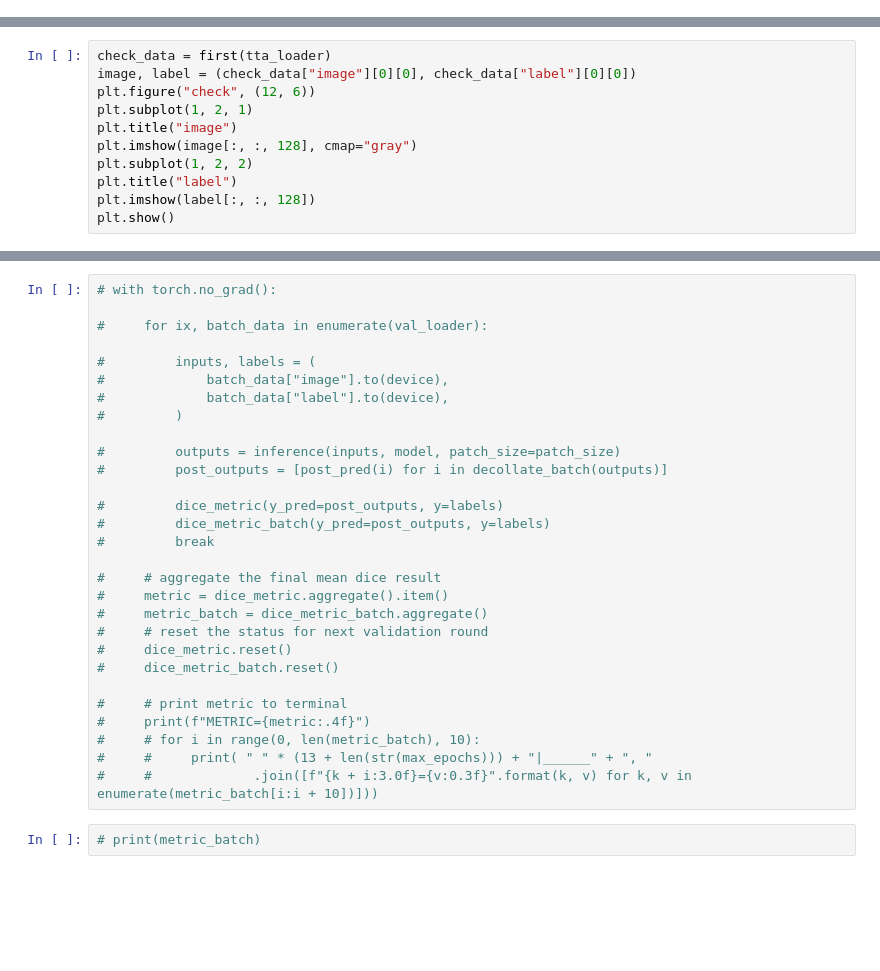
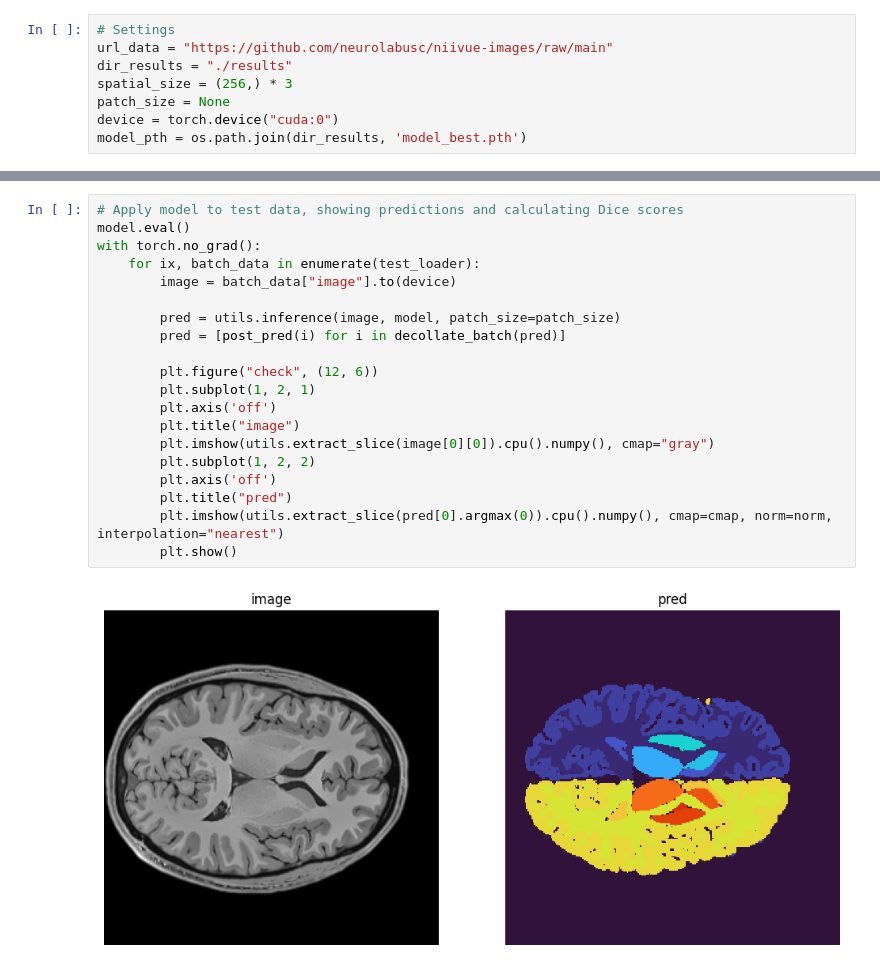
Before and after one commit to brudfors/synthseg-monai, a Jupyter notebook: test_synthseg.ipynb, the cells around one changed output, grey strips where cells are left out. Saved outputs shown, nothing was run; the diff lists cells and outputs as text; blank space fills up the shorter version.

```diff
--- a/test_synthseg.ipynb
+++ b/test_synthseg.ipynb
@@ -55,0 +30,8 @@ print(val_files)
+# %%
+# Settings
+url_data = "https://github.com/neurolabusc/niivue-images/raw/main"
+dir_results = "./results"
+spatial_size = (256,) * 3
+patch_size = None
+device = torch.device("cuda:0")
+model_pth = os.path.join(dir_results, 'model_best.pth')
@@ -186,11 +99,0 @@ tta_loader = DataLoader(
-# %%
-check_data = first(tta_loader)
-image, label = (check_data["image"][0][0], check_data["label"][0][0])
-plt.figure("check", (12, 6))
-plt.subplot(1, 2, 1)
-plt.title("image")
-plt.imshow(image[:, :, 128], cmap="gray")
-plt.subplot(1, 2, 2)
-plt.title("label")
-plt.imshow(label[:, :, 128])
-plt.show()
@@ -243,31 +100,22 @@ plt.show()
-# %%
-# with torch.no_grad():
-
-#     for ix, batch_data in enumerate(val_loader):
-
-#         inputs, labels = (
-#             batch_data["image"].to(device),
-#             batch_data["label"].to(device),
-#         )
-
-#         outputs = inference(inputs, model, patch_size=patch_size)
-#         post_outputs = [post_pred(i) for i in decollate_batch(outputs)]
-
-#         dice_metric(y_pred=post_outputs, y=labels)
-#         dice_metric_batch(y_pred=post_outputs, y=labels)
-#         break
-
-#     # aggregate the final mean dice result
-#     metric = dice_metric.aggregate().item()
-#     metric_batch = dice_metric_batch.aggregate()
-#     # reset the status for next validation round
-#     dice_metric.reset()
-#     dice_metric_batch.reset()
-
-#     # print metric to terminal
-#     print(f"METRIC={metric:.4f}")
-#     # for i in range(0, len(metric_batch), 10):
-#     #     print( " " * (13 + len(str(max_epochs))) + "|______" + ", "
-#     #             .join([f"{k + i:3.0f}={v:0.3f}".format(k, v) for k, v in enumerate(metric_batch[i:i + 10])]))
-# %%
-# print(metric_batch)
+# %%
+# Apply model to test data, showing predictions and calculating Dice scores
+model.eval()
+with torch.no_grad():
+    for ix, batch_data in enumerate(test_loader):
+        image = batch_data["image"].to(device)
+
+        pred = utils.inference(image, model, patch_size=patch_size)
+        pred = [post_pred(i) for i in decollate_batch(pred)]
+
+        plt.figure("check", (12, 6))
+        plt.subplot(1, 2, 1)
+        plt.axis('off')
+        plt.title("image")
+        plt.imshow(utils.extract_slice(image[0][0]).cpu().numpy(), cmap="gray")
+        plt.subplot(1, 2, 2)
+        plt.axis('off')
+        plt.title("pred")
+        plt.imshow(utils.extract_slice(pred[0].argmax(0)).cpu().numpy(), cmap=cmap, norm=norm, interpolation="nearest")
+        plt.show()
+# %% [output]
+[figure, added]
```
Also changed, not shown: parts of 15 cells of this notebook, 8 other files.
